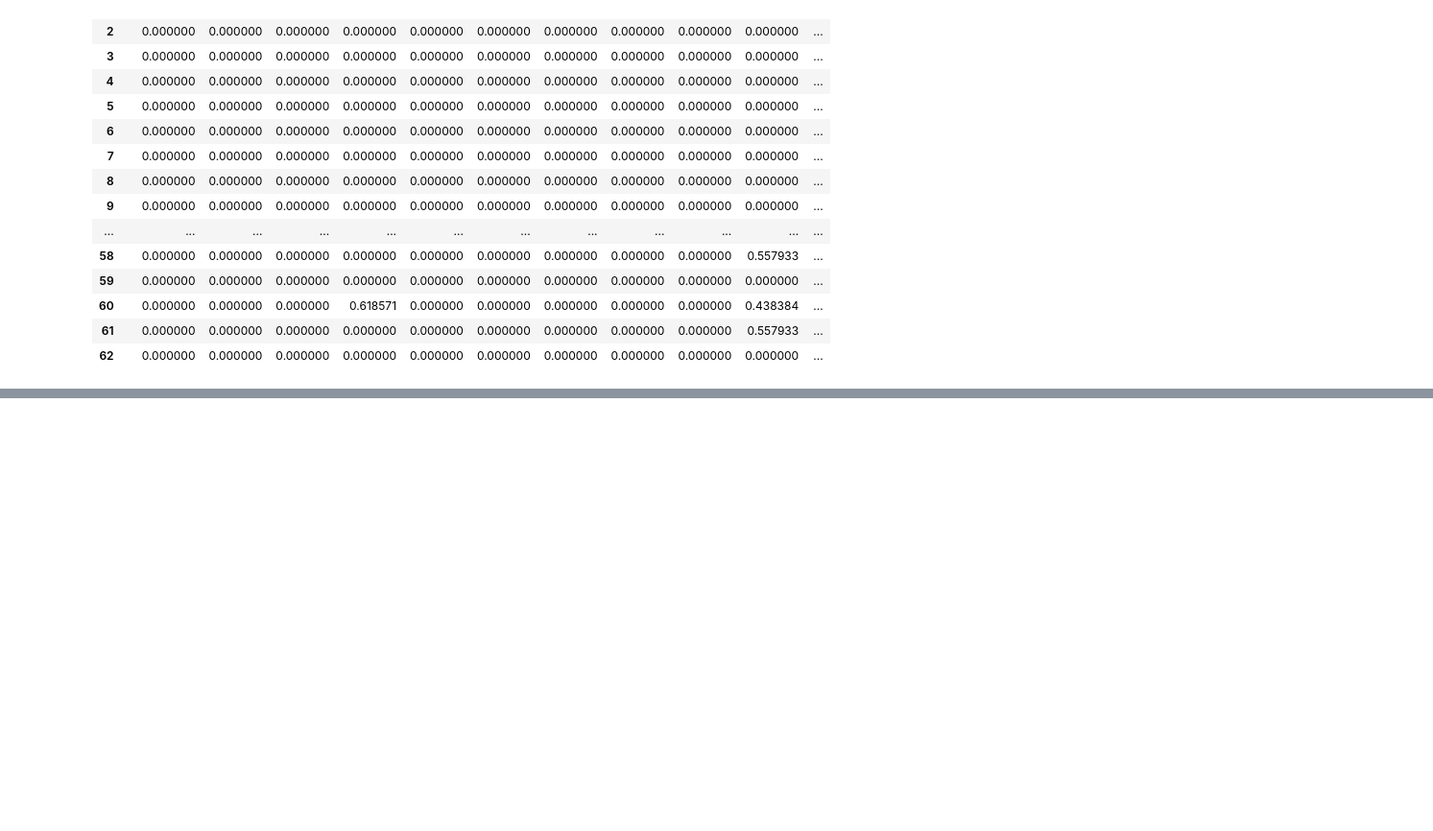
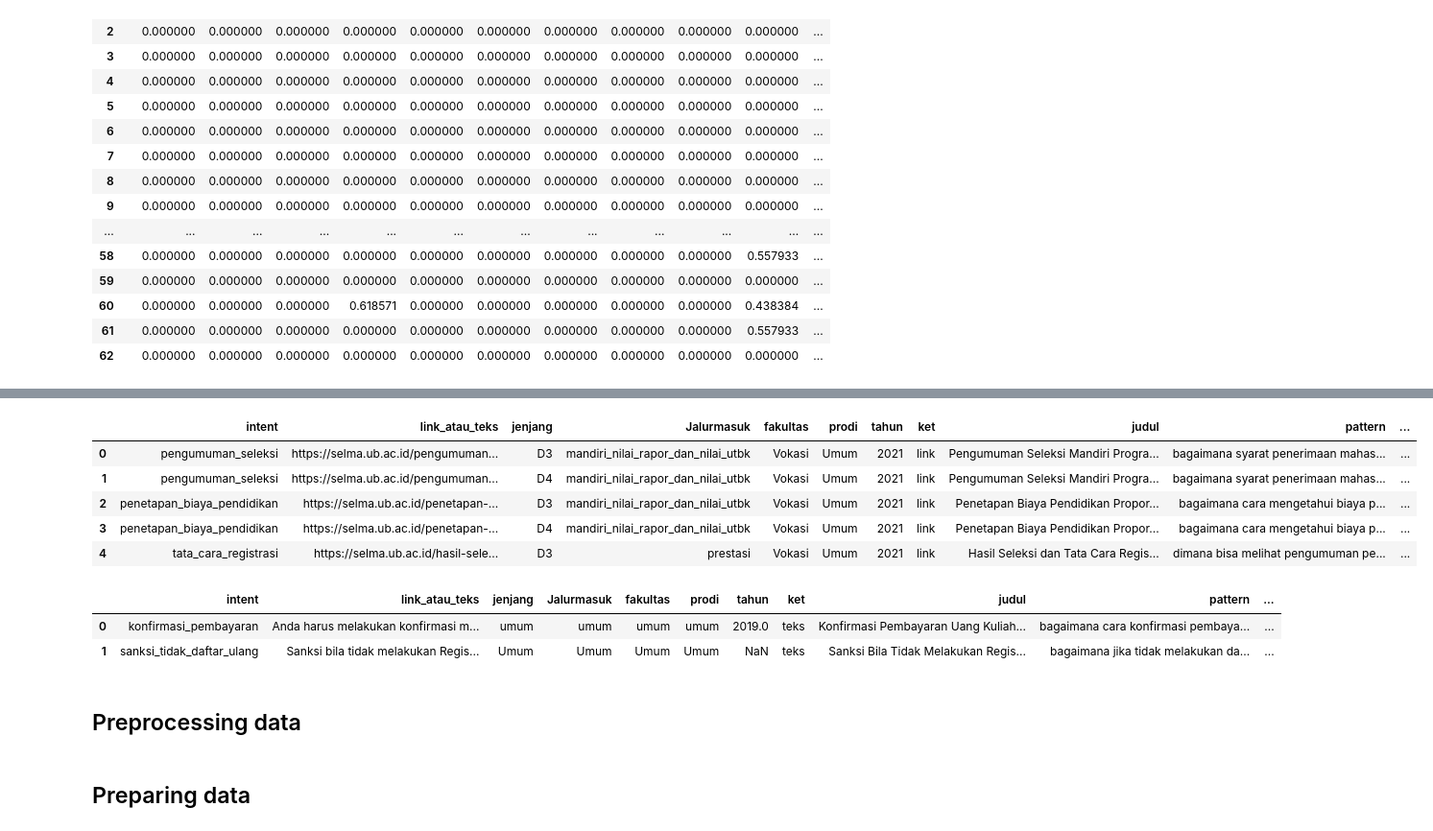
Before and after one commit to AndiAlifs/sistem_cerdas_chatbot_selma, a Jupyter notebook: main.ipynb, the cells around one changed output, grey strips where cells are left out. Shown at 96% size. Cells and saved outputs as stored; diff of their text form; code cells hidden in the pictures; blank space fills up the shorter version.

```diff
--- a/main.ipynb
+++ b/main.ipynb
@@ -480,0 +496,15 @@ prodi ['kedokteran']
+# %%
+dataset_diploma.head()
+# %% [output]
+|  | intent | link_atau_teks | jenjang | Jalurmasuk | fakultas | prodi | tahun | ket | judul | pattern | ... |
+| 0 | pengumuman_seleksi | https://selma.ub.ac.id/pengumuman... | D3 | mandiri_nilai_rapor_dan_nilai_utbk | Vokasi | Umum | 2021 | link | Pengumuman Seleksi Mandiri Progra... | bagaimana syarat penerimaan mahas... | ... |
+| 1 | pengumuman_seleksi | https://selma.ub.ac.id/pengumuman... | D4 | mandiri_nilai_rapor_dan_nilai_utbk | Vokasi | Umum | 2021 | link | Pengumuman Seleksi Mandiri Progra... | bagaimana syarat penerimaan mahas... | ... |
+| 2 | penetapan_biaya_pendidikan | https://selma.ub.ac.id/penetapan-... | D3 | mandiri_nilai_rapor_dan_nilai_utbk | Vokasi | Umum | 2021 | link | Penetapan Biaya Pendidikan Propor... | bagaimana cara mengetahui biaya p... | ... |
+| 3 | penetapan_biaya_pendidikan | https://selma.ub.ac.id/penetapan-... | D4 | mandiri_nilai_rapor_dan_nilai_utbk | Vokasi | Umum | 2021 | link | Penetapan Biaya Pendidikan Propor... | bagaimana cara mengetahui biaya p... | ... |
+| 4 | tata_cara_registrasi | https://selma.ub.ac.id/hasil-sele... | D3 | prestasi | Vokasi | Umum | 2021 | link | Hasil Seleksi dan Tata Cara Regis... | dimana bisa melihat pengumuman pe... | ... |
+# %%
+dataset_umum.head()
+# %% [output]
+|  | intent | link_atau_teks | jenjang | Jalurmasuk | fakultas | prodi | tahun | ket | judul | pattern | ... |
+| 0 | konfirmasi_pembayaran | Anda harus melakukan konfirmasi m... | umum | umum | umum | umum | 2019.0 | teks | Konfirmasi Pembayaran Uang Kuliah... | bagaimana cara konfirmasi pembaya... | ... |
+| 1 | sanksi_tidak_daftar_ulang | Sanksi bila tidak melakukan Regis... | Umum | Umum | Umum | Umum | NaN | teks | Sanksi Bila Tidak Melakukan Regis... | bagaimana jika tidak melakukan da... | ... |
@@ -480,0 +561,2 @@ prodi ['kedokteran']
+# %% [markdown]
+## Preprocessing data
@@ -480,0 +583,2 @@ prodi ['kedokteran']
+# %% [markdown]
+## Preparing data
```
Also changed, not shown: parts of 26 cells of this notebook, 3 other files.
